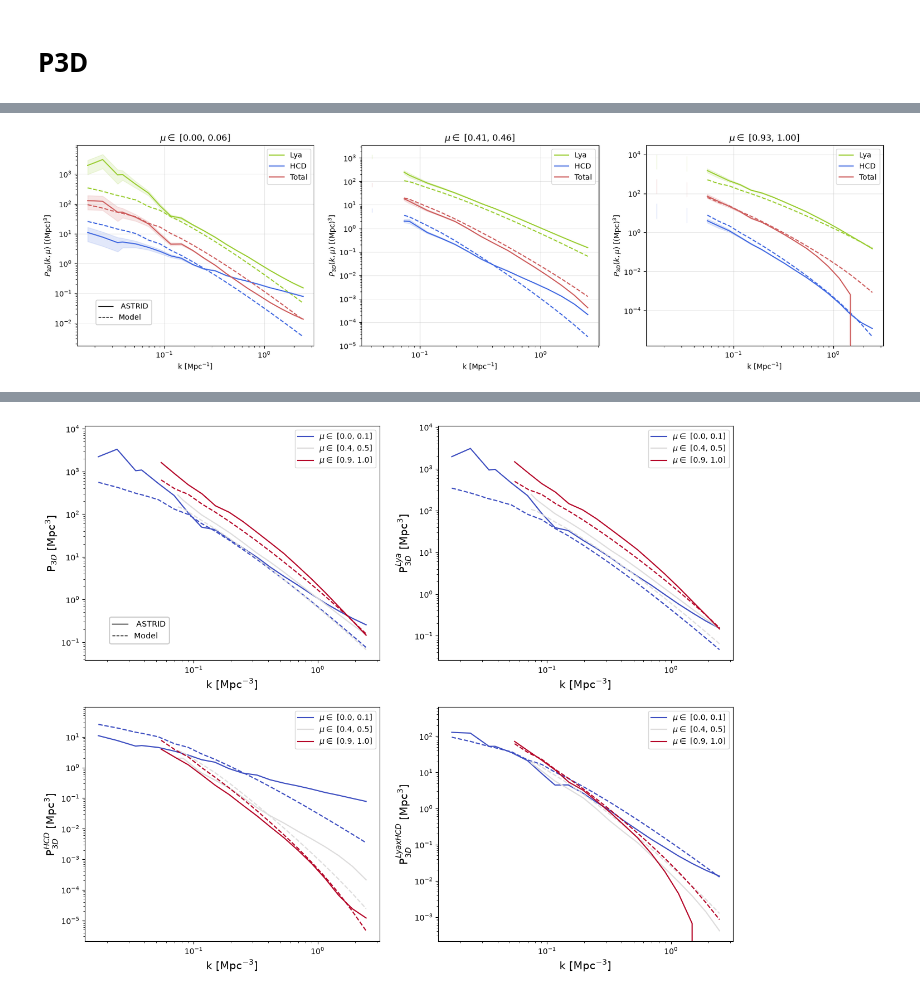
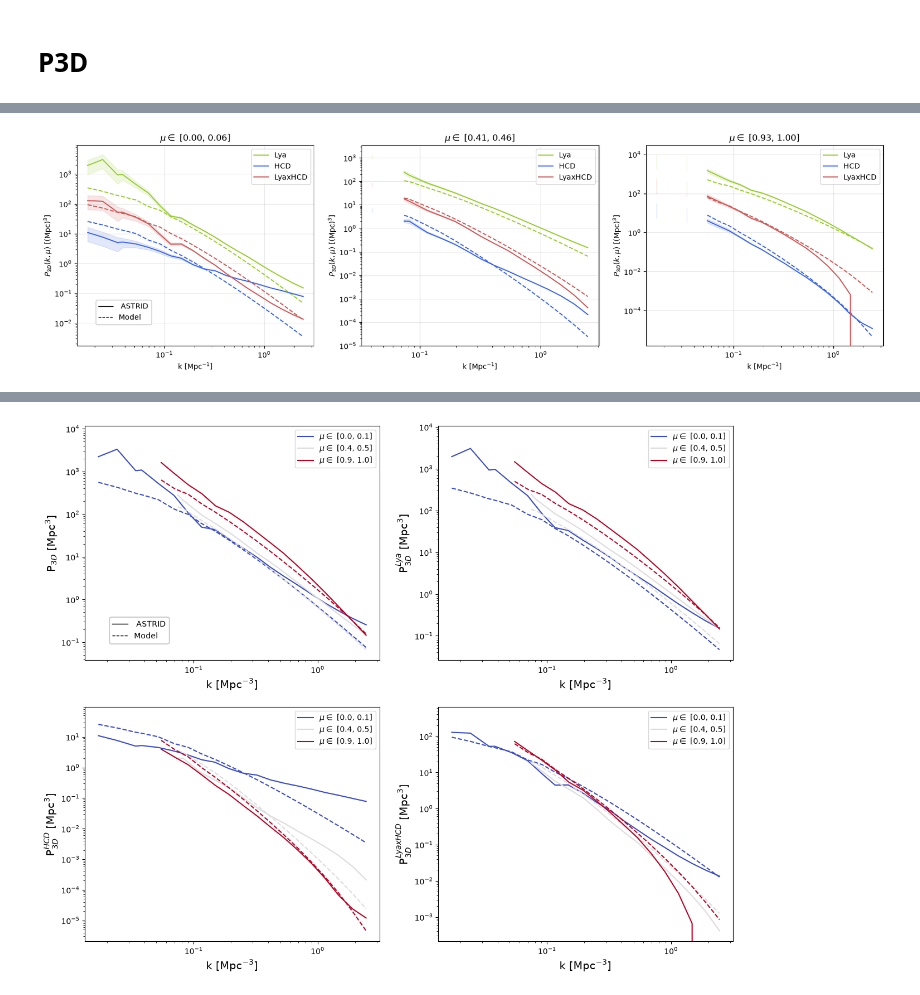
Before and after one commit to andreufont/astrid_hcd, a Jupyter notebook: MW11model/Comparisons/ModelvsASTRID.ipynb, the cells around one changed output, grey strips where cells are left out. Drawn from its saved outputs; the diff is of its cells as text; code cells hidden in the pictures.

```diff
--- a/MW11model/Comparisons/ModelvsASTRID.ipynb
+++ b/MW11model/Comparisons/ModelvsASTRID.ipynb
@@ -142,32 +144,34 @@ p3d_lyahcd_m = np.array(p3d_lyahcd_m).T
 fig = plt.figure(figsize=(20, 5))
 ax = fig
 
 for idx, i in enumerate([0, 4, 9]):
     plt.subplot(1, 3, idx+1)
 
     p = plt.plot(k[:, i], P3d_lya[:, i], color='yellowgreen', label='Lya')
     plt.fill_between(k[:, i], (P3d_lya[:, i]-P3d_std_lya[:, i]), (P3d_lya[:, i]+P3d_std_lya[:, i]), color='yellowgreen', alpha=0.15)
     plt.plot(k[:, i], p3d_lya_m[:, i], linestyle='--', color=p[0].get_color())
 
     p = plt.plot(k[:, i], P3d_hcd[:, i], color='royalblue', label='HCD')
     plt.fill_between(k[:, i], (P3d_hcd[:, i]-P3d_std_hcd[:, i]), (P3d_hcd[:, i]+P3d_std_hcd[:, i]), color='royalblue', alpha=0.15)
     plt.plot(k[:, i], p3d_hcd_m[:, i], linestyle='--', color=p[0].get_color())
 
-    p = plt.plot(k[:, i], P3d_lyahcd[:, i], color='indianred', label='Total')
+    p = plt.plot(k[:, i], P3d_lyahcd[:, i], color='indianred', label='LyaxHCD')
     plt.fill_between(k[:, i], (P3d_lyahcd[:, i]-P3d_std_lyahcd[:, i]), (P3d_lyahcd[:, i]+P3d_std_lyahcd[:, i]), color='indianred', alpha=0.15)
     plt.plot(k[:, i], p3d_lyahcd_m[:, i], linestyle='--', color=p[0].get_color())
 
     plt.xscale('log')
     plt.legend()
 
     handles = [Line2D([0], [0], color='black', lw=1, label=' ASTRID'),
     Line2D([0], [0], color='black', lw=1, linestyle='--', label='Model')]
     ax.legend(handles=handles, bbox_to_anchor=(0.2, 0.3))
 
     plt.grid(alpha=0.3)
     plt.yscale('log')
     plt.xlabel(r'k [Mpc$^{-1}$]')
     plt.ylabel(r'$P_{3D}(k, \mu)$ [(Mpc)$^3$]')
     plt.title(r'$\mu \in$ [%.2f, %.2f]' %(np.nanmin(mu[:, i]), np.nanmax(mu[:, i])));
+
+    plt.savefig('images/p3d_comparison.png', dpi=200, bbox_inches='tight')
 # %% [output]
-[figure, old version]
+[figure, new version]
```
Also changed, not shown: parts of 11 cells of this notebook, 3 other files.
